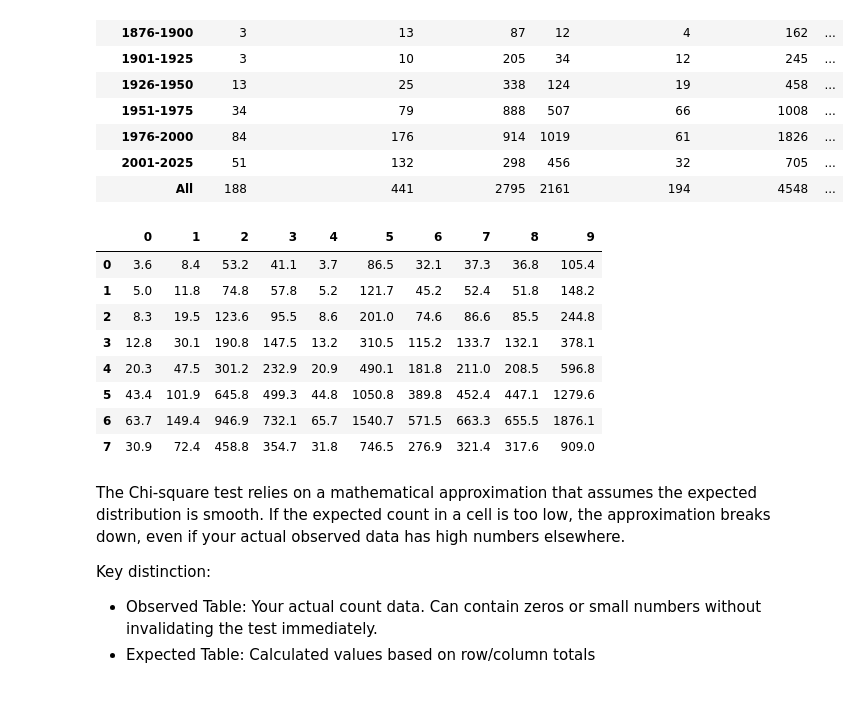
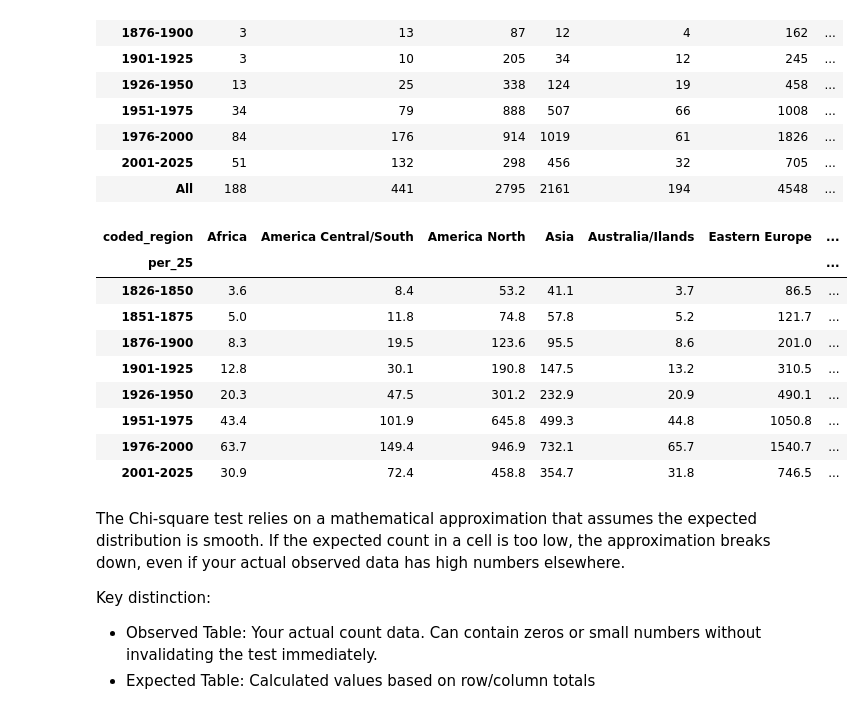
Before and after one commit to Sciences-historiques-numeriques/astronomers, a Jupyter notebook: notebooks_jupyter/wikidata_exploration/da3_distribution_continents_triplestore.ipynb, the cells around one changed output. Drawn from its saved outputs; the diff is of its cells as text; code cells hidden in the pictures.

```diff
--- a/notebooks_jupyter/wikidata_exploration/da3_distribution_continents_triplestore.ipynb
+++ b/notebooks_jupyter/wikidata_exploration/da3_distribution_continents_triplestore.ipynb
@@ -339,20 +336,23 @@ statistic, p, dof, expected = stats.chi2_contingency(X_reg_all_period)
 # %%
 ### Expected values under independent sampling (H0 hypotheses)
 
 ## For the chi-square test the min value in each cell of the expected values should be 5
 
-
-pd.DataFrame(expected).round(1)
+dfe = pd.DataFrame(expected).round(1)
+dfe.index = X_reg_all_period.index
+dfe.columns = X_reg_all_period.columns
+dfe
 # %% [output]
-|  | 0 | 1 | 2 | 3 | 4 | 5 | 6 | 7 | 8 | 9 |
-| 0 | 3.6 | 8.4 | 53.2 | 41.1 | 3.7 | 86.5 | 32.1 | 37.3 | 36.8 | 105.4 |
-| 1 | 5.0 | 11.8 | 74.8 | 57.8 | 5.2 | 121.7 | 45.2 | 52.4 | 51.8 | 148.2 |
-| 2 | 8.3 | 19.5 | 123.6 | 95.5 | 8.6 | 201.0 | 74.6 | 86.6 | 85.5 | 244.8 |
-| 3 | 12.8 | 30.1 | 190.8 | 147.5 | 13.2 | 310.5 | 115.2 | 133.7 | 132.1 | 378.1 |
-| 4 | 20.3 | 47.5 | 301.2 | 232.9 | 20.9 | 490.1 | 181.8 | 211.0 | 208.5 | 596.8 |
-| 5 | 43.4 | 101.9 | 645.8 | 499.3 | 44.8 | 1050.8 | 389.8 | 452.4 | 447.1 | 1279.6 |
-| 6 | 63.7 | 149.4 | 946.9 | 732.1 | 65.7 | 1540.7 | 571.5 | 663.3 | 655.5 | 1876.1 |
-| 7 | 30.9 | 72.4 | 458.8 | 354.7 | 31.8 | 746.5 | 276.9 | 321.4 | 317.6 | 909.0 |
+| coded_region | Africa | America Central/South | America North | Asia | Australia/Ilands | Eastern Europe | ... |
+| per_25 |  |  |  |  |  |  | ... |
+| 1826-1850 | 3.6 | 8.4 | 53.2 | 41.1 | 3.7 | 86.5 | ... |
+| 1851-1875 | 5.0 | 11.8 | 74.8 | 57.8 | 5.2 | 121.7 | ... |
+| 1876-1900 | 8.3 | 19.5 | 123.6 | 95.5 | 8.6 | 201.0 | ... |
+| 1901-1925 | 12.8 | 30.1 | 190.8 | 147.5 | 13.2 | 310.5 | ... |
+| 1926-1950 | 20.3 | 47.5 | 301.2 | 232.9 | 20.9 | 490.1 | ... |
+| 1951-1975 | 43.4 | 101.9 | 645.8 | 499.3 | 44.8 | 1050.8 | ... |
+| 1976-2000 | 63.7 | 149.4 | 946.9 | 732.1 | 65.7 | 1540.7 | ... |
+| 2001-2025 | 30.9 | 72.4 | 458.8 | 354.7 | 31.8 | 746.5 | ... |
 # %% [markdown]
 The Chi-square test relies on a mathematical approximation that assumes the expected distribution is smooth. If the expected count in a cell is too low, the approximation breaks down, even if your actual observed data has high numbers elsewhere.
 
```
Also changed, not shown: parts of 29 cells of this notebook.
